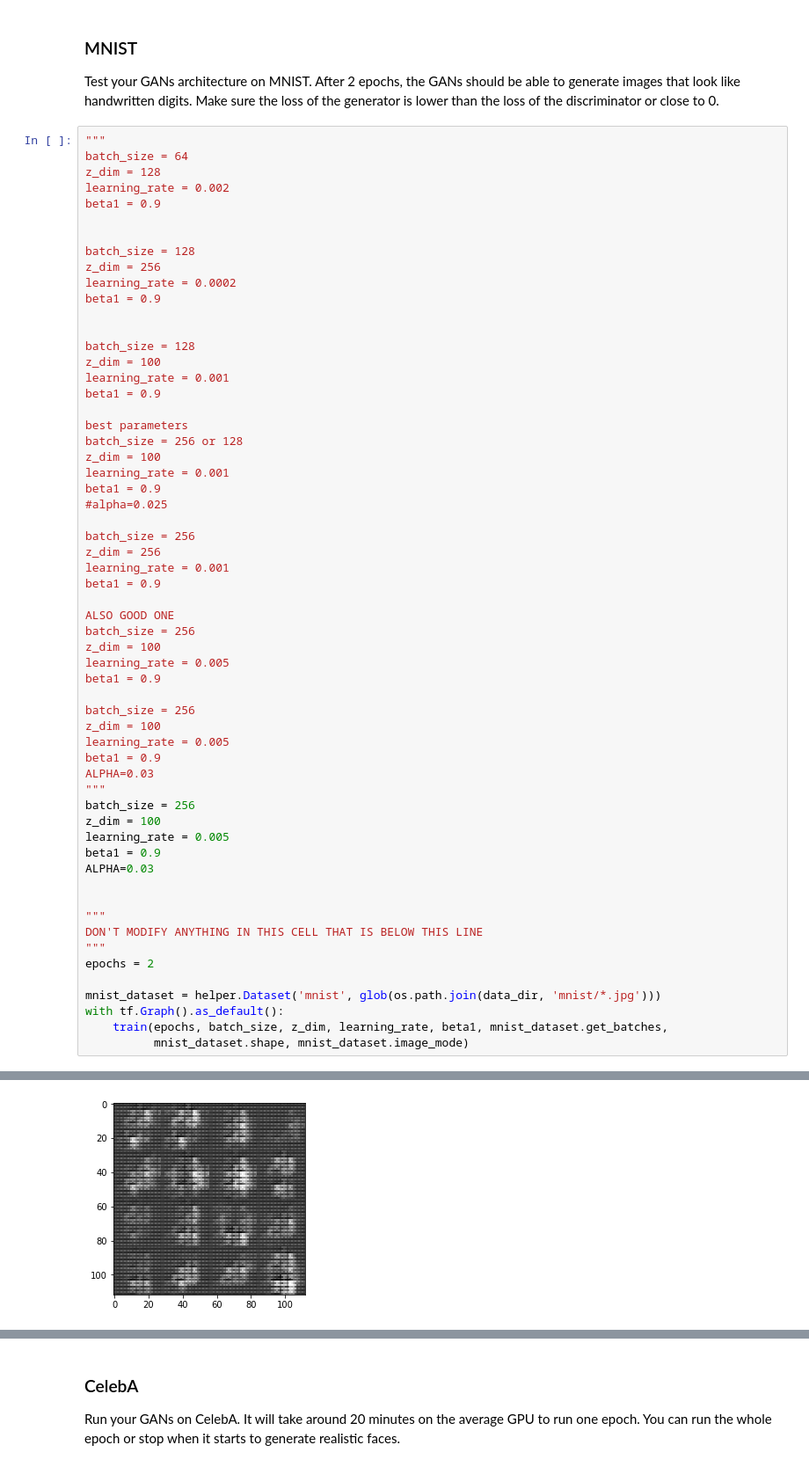
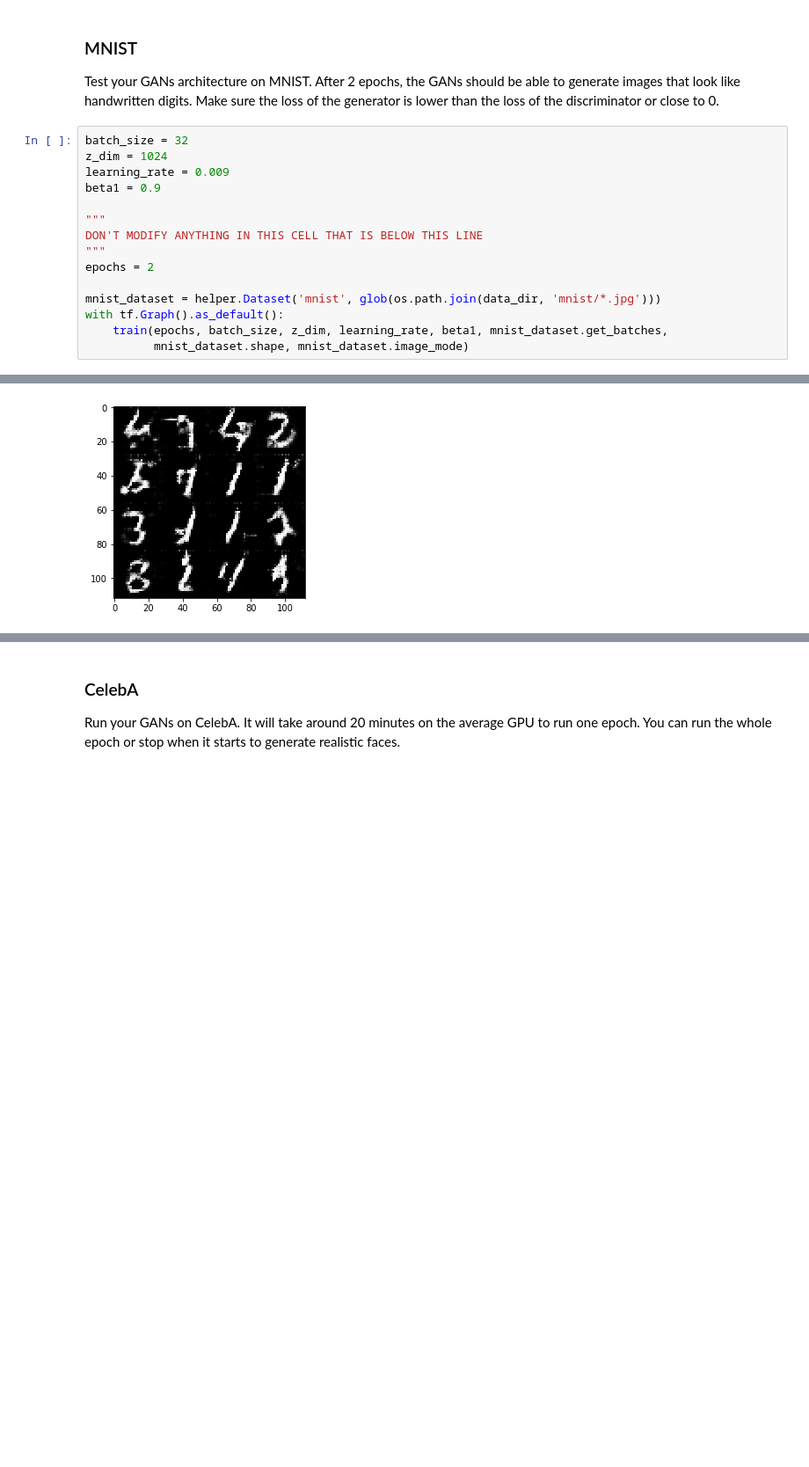
Before and after one commit to meet-minimalist/Udacity-Deep-Leanring-Project-4-Generative-Adversarial-Networks, a Jupyter notebook: dlnd_face_generation.ipynb, the cells around one changed output, grey strips where cells are left out. Shown at 88% size. Saved outputs shown, nothing was run; the diff lists cells and outputs as text; blank space fills up the shorter version.

```diff
--- a/dlnd_face_generation.ipynb
+++ b/dlnd_face_generation.ipynb
@@ -397,54 +397,10 @@ def train(epoch_count, batch_size, z_dim, learning_rate, beta1, get_batches, dat
 ### MNIST
 Test your GANs architecture on MNIST.  After 2 epochs, the GANs should be able to generate images that look like handwritten digits.  Make sure the loss of the generator is lower than the loss of the discriminator or close to 0.
 # %%
-"""
-batch_size = 64
-z_dim = 128
-learning_rate = 0.002
+batch_size = 32
+z_dim = 1024
+learning_rate = 0.009
 beta1 = 0.9
-
-
-batch_size = 128
-z_dim = 256
-learning_rate = 0.0002
-beta1 = 0.9
-
-
-batch_size = 128
-z_dim = 100
-learning_rate = 0.001
-beta1 = 0.9
-
-best parameters
-batch_size = 256 or 128
-z_dim = 100
-learning_rate = 0.001
-beta1 = 0.9
-#alpha=0.025
-
-batch_size = 256
-z_dim = 256
-learning_rate = 0.001
-beta1 = 0.9
-
-ALSO GOOD ONE
-batch_size = 256
-z_dim = 100
-learning_rate = 0.005
-beta1 = 0.9
-
-batch_size = 256
-z_dim = 100
-learning_rate = 0.005
-beta1 = 0.9
-ALPHA=0.03
-"""
-batch_size = 256
-z_dim = 100
-learning_rate = 0.005
-beta1 = 0.9
-ALPHA=0.03
-
 
 """
 DON'T MODIFY ANYTHING IN THIS CELL THAT IS BELOW THIS LINE
@@ -463,4 +419,4 @@ Epoch 2/2 Discriminator Loss: 0.34644031524658203 Generative Loss: 5.78789138793
-[figure, old version]
+[figure, new version]
 Model saved in path: /tmp/model.ckpt
 # %% [markdown]
 ### CelebA
```
Also changed, not shown: parts of 16 cells of this notebook, 1 other file.
